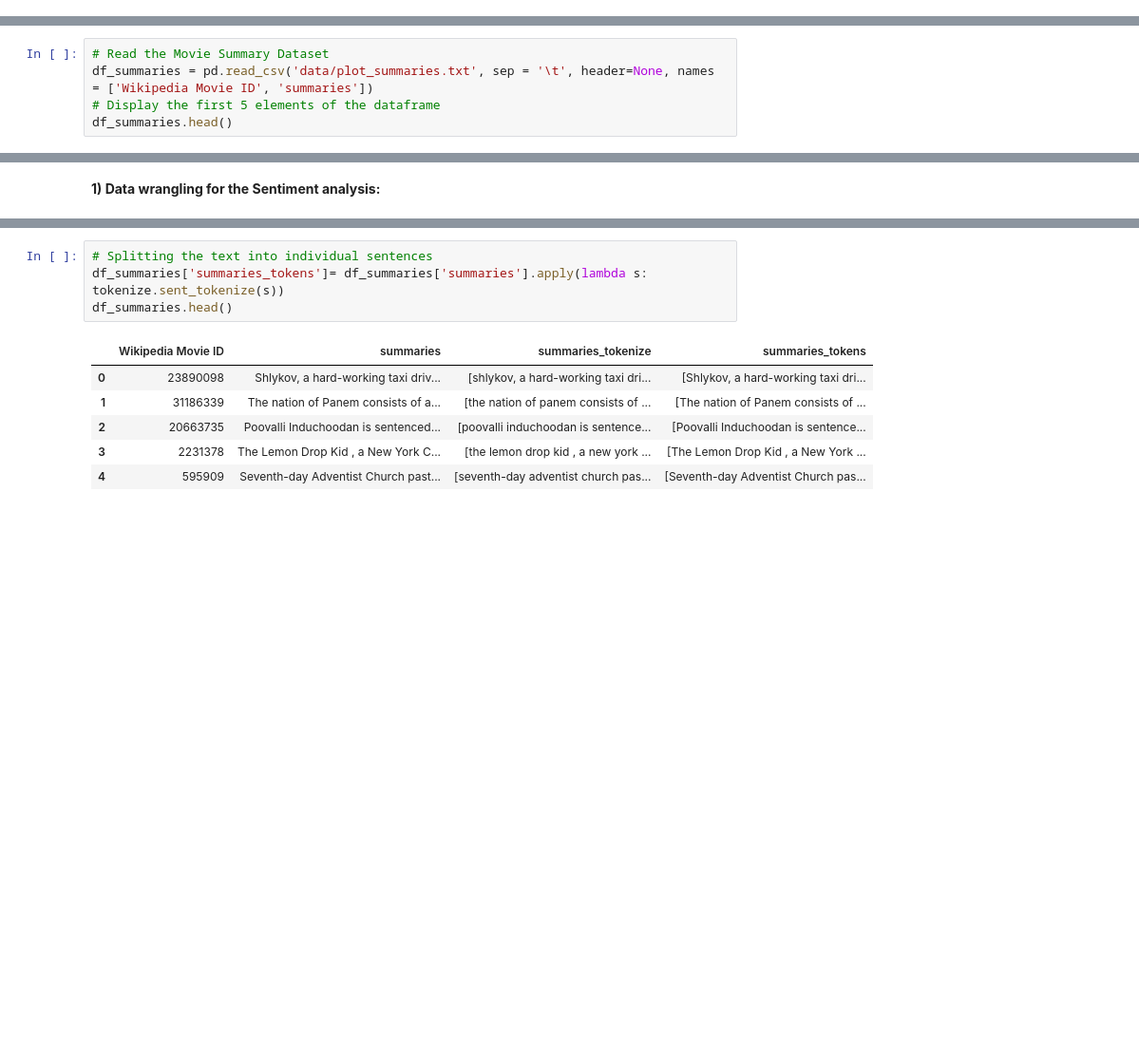
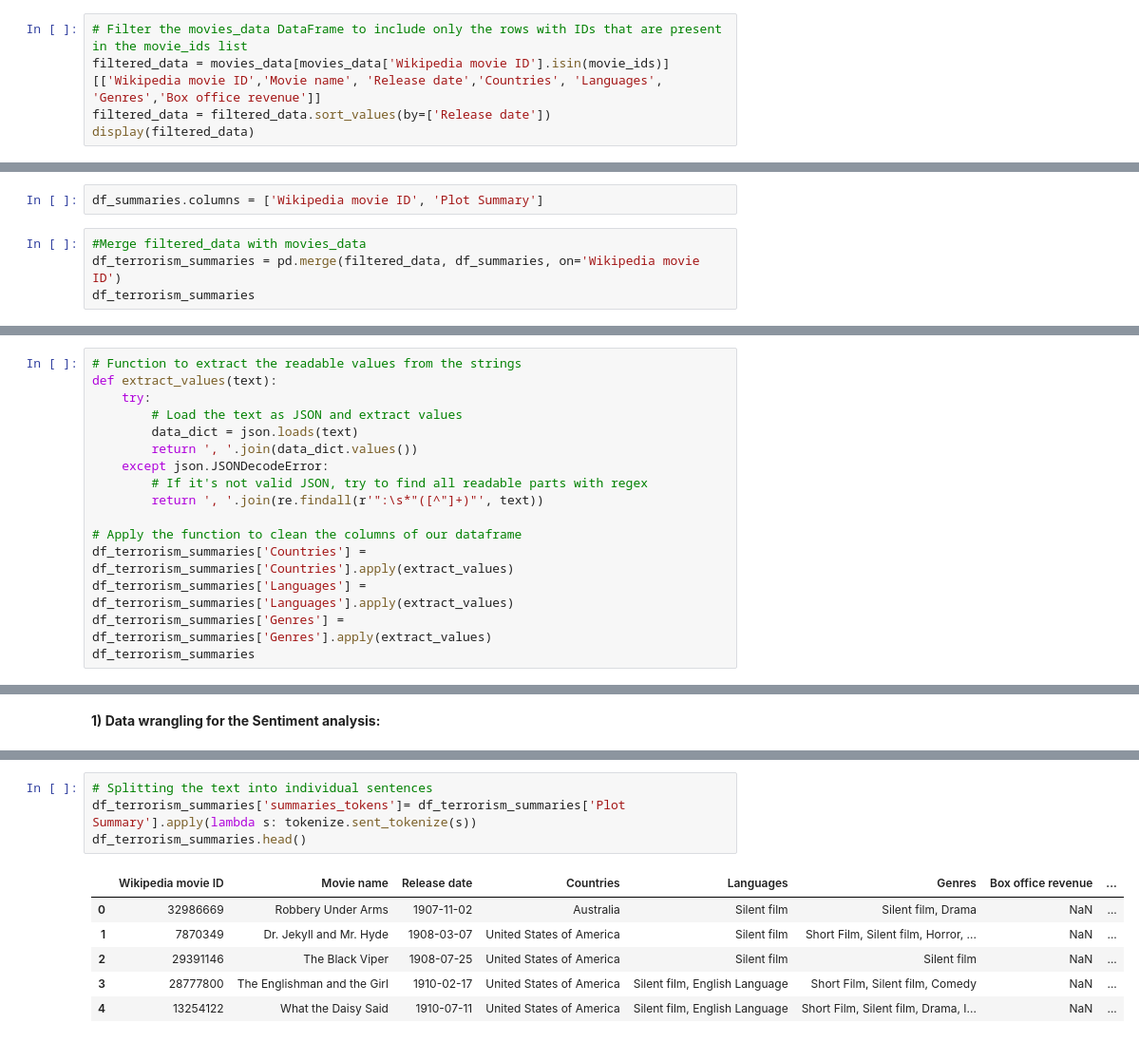
Before and after one commit to epfl-ada/ada-2023-project-boat2023, a Jupyter notebook: Playing_around.ipynb, the cells around one changed output, grey strips where cells are left out. Shown at 95% size. Cells and saved outputs as stored; diff of their text form; blank space fills up the shorter version.

```diff
--- a/Playing_around.ipynb
+++ b/Playing_around.ipynb
@@ -78,0 +59,5 @@ We need to read the plot_summaries file (containing the movie plots) and store i
+# %%
+# Filter the movies_data DataFrame to include only the rows with IDs that are present in the movie_ids list
+filtered_data = movies_data[movies_data['Wikipedia movie ID'].isin(movie_ids)][['Wikipedia movie ID','Movie name', 'Release date','Countries', 'Languages', 'Genres','Box office revenue']]
+filtered_data = filtered_data.sort_values(by=['Release date'])
+display(filtered_data)
@@ -79,6 +78,7 @@ We need to read the plot_summaries file (containing the movie plots) and store i
+# %%
+df_summaries.columns = ['Wikipedia movie ID', 'Plot Summary']
 # %%
-# Read the Movie Summary Dataset
-df_summaries = pd.read_csv('data/plot_summaries.txt', sep = '\t', header=None, names = ['Wikipedia Movie ID', 'summaries'])
-# Display the first 5 elements of the dataframe
-df_summaries.head()
+#Merge filtered_data with movies_data
+df_terrorism_summaries = pd.merge(filtered_data, df_summaries, on='Wikipedia movie ID')
+df_terrorism_summaries
 # %% [output]
@@ -90,0 +100,16 @@ df_summaries.head()
+# %%
+# Function to extract the readable values from the strings
+def extract_values(text):
+    try:
+        # Load the text as JSON and extract values
+        data_dict = json.loads(text)
+        return ', '.join(data_dict.values())
+    except json.JSONDecodeError:
+        # If it's not valid JSON, try to find all readable parts with regex
+        return ', '.join(re.findall(r'":\s*"([^"]+)"', text))
+
+# Apply the function to clean the columns of our dataframe
+df_terrorism_summaries['Countries'] = df_terrorism_summaries['Countries'].apply(extract_values)
+df_terrorism_summaries['Languages'] = df_terrorism_summaries['Languages'].apply(extract_values)
+df_terrorism_summaries['Genres'] = df_terrorism_summaries['Genres'].apply(extract_values)
+df_terrorism_summaries
@@ -120,13 +159,13 @@ After splitting the summaries into sentences, we convert all the words to lowerc
 # %%
 # Splitting the text into individual sentences
-df_summaries['summaries_tokens']= df_summaries['summaries'].apply(lambda s: tokenize.sent_tokenize(s))
-df_summaries.head()
+df_terrorism_summaries['summaries_tokens']= df_terrorism_summaries['Plot Summary'].apply(lambda s: tokenize.sent_tokenize(s))
+df_terrorism_summaries.head()
 # %% [output]
-|  | Wikipedia Movie ID | summaries | summaries_tokenize | summaries_tokens |
-| 0 | 23890098 | Shlykov, a hard-working taxi driv... | [shlykov, a hard-working taxi dri... | [Shlykov, a hard-working taxi dri... |
-| 1 | 31186339 | The nation of Panem consists of a... | [the nation of panem consists of ... | [The nation of Panem consists of ... |
-| 2 | 20663735 | Poovalli Induchoodan is sentenced... | [poovalli induchoodan is sentence... | [Poovalli Induchoodan is sentence... |
-| 3 | 2231378 | The Lemon Drop Kid , a New York C... | [the lemon drop kid , a new york ... | [The Lemon Drop Kid , a New York ... |
-| 4 | 595909 | Seventh-day Adventist Church past... | [seventh-day adventist church pas... | [Seventh-day Adventist Church pas... |
+|  | Wikipedia movie ID | Movie name | Release date | Countries | Languages | Genres | Box office revenue | ... |
+| 0 | 32986669 | Robbery Under Arms | 1907-11-02 | Australia | Silent film | Silent film, Drama | NaN | ... |
+| 1 | 7870349 | Dr. Jekyll and Mr. Hyde | 1908-03-07 | United States of America | Silent film | Short Film, Silent film, Horror, ... | NaN | ... |
+| 2 | 29391146 | The Black Viper | 1908-07-25 | United States of America | Silent film | Silent film | NaN | ... |
+| 3 | 28777800 | The Englishman and the Girl | 1910-02-17 | United States of America | Silent film, English Language | Short Film, Silent film, Comedy | NaN | ... |
+| 4 | 13254122 | What the Daisy Said | 1910-07-11 | United States of America | Silent film, English Language | Short Film, Silent film, Drama, I... | NaN | ... |
 # %%
 # Converting to lower case
```
Also changed, not shown: parts of 59 cells of this notebook, 2 other files.
